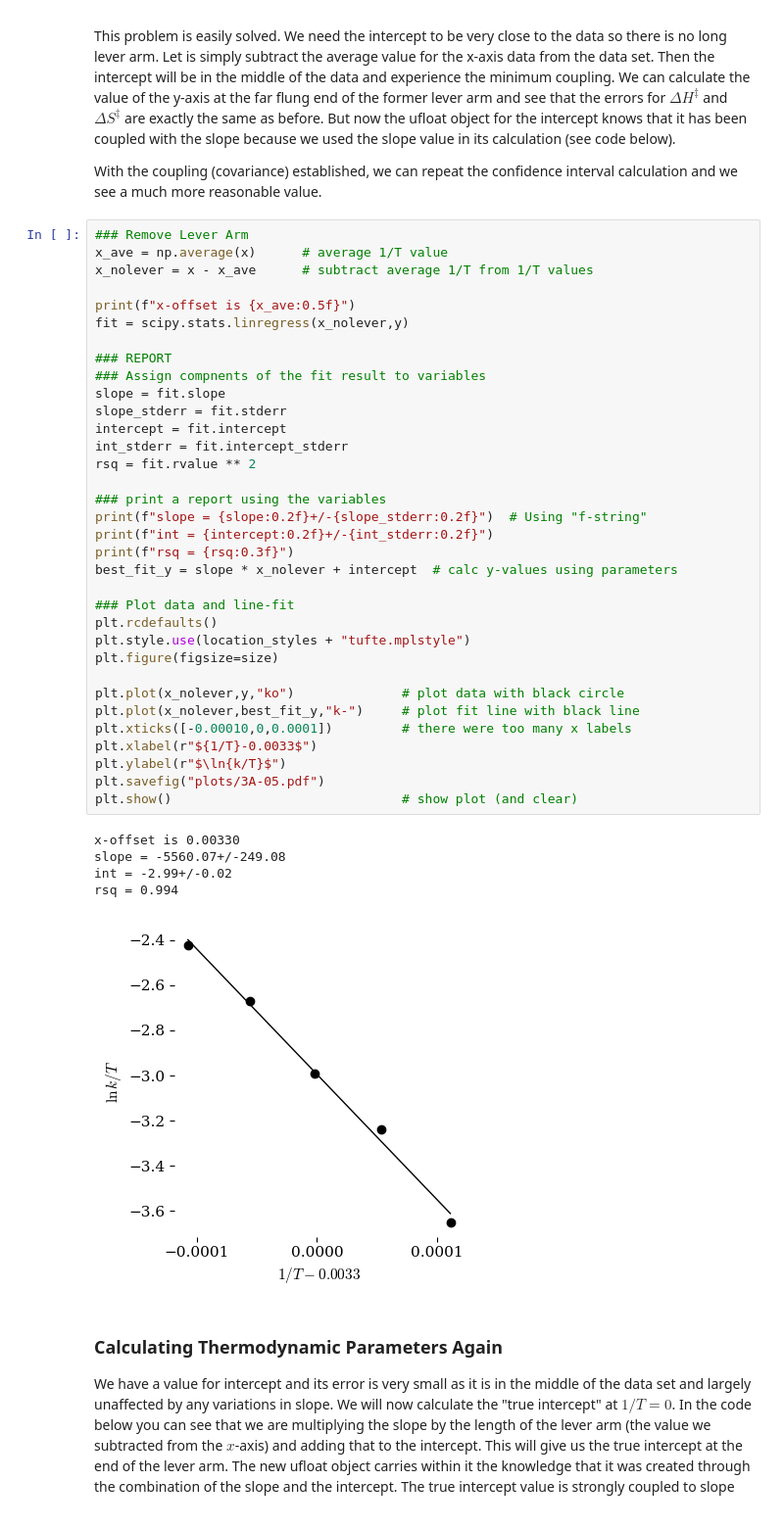
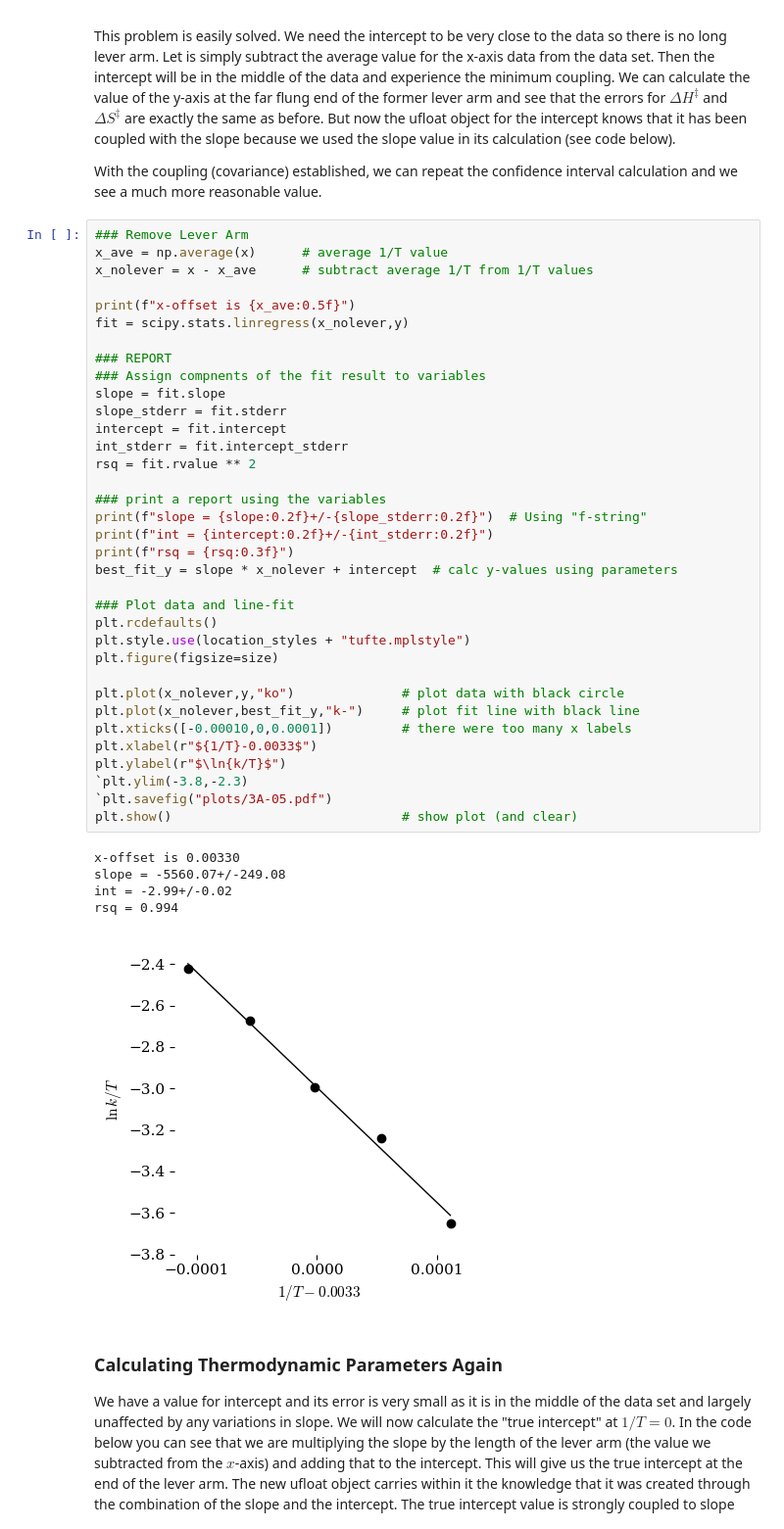
Before and after one commit to blinkletter/PythonPresentation, a Jupyter notebook: 03A-Eyring_Exercises_1_simple.ipynb, the cells around one changed output. Shown at 98% size. Saved outputs shown, nothing was run; the diff lists cells and outputs as text.

```diff
--- a/03A-Eyring_Exercises_1_simple.ipynb
+++ b/03A-Eyring_Exercises_1_simple.ipynb
@@ -416,35 +433,36 @@ fit = scipy.stats.linregress(x_nolever,y)
 ### REPORT
 ### Assign compnents of the fit result to variables
 slope = fit.slope
 slope_stderr = fit.stderr
 intercept = fit.intercept
 int_stderr = fit.intercept_stderr
 rsq = fit.rvalue ** 2
 
 ### print a report using the variables
 print(f"slope = {slope:0.2f}+/-{slope_stderr:0.2f}")  # Using "f-string"
 print(f"int = {intercept:0.2f}+/-{int_stderr:0.2f}")
 print(f"rsq = {rsq:0.3f}")
 best_fit_y = slope * x_nolever + intercept  # calc y-values using parameters
 
 ### Plot data and line-fit
 plt.rcdefaults()
 plt.style.use(location_styles + "tufte.mplstyle")
 plt.figure(figsize=size)
 
 plt.plot(x_nolever,y,"ko")              # plot data with black circle
 plt.plot(x_nolever,best_fit_y,"k-")     # plot fit line with black line
 plt.xticks([-0.00010,0,0.0001])         # there were too many x labels
 plt.xlabel(r"${1/T}-0.0033$")
 plt.ylabel(r"$\ln{k/T}$")
-plt.savefig("plots/3A-05.pdf")
+`plt.ylim(-3.8,-2.3)
+`plt.savefig("plots/3A-05.pdf")
 plt.show()                              # show plot (and clear)
 # %% [output]
 x-offset is 0.00330
 slope = -5560.07+/-249.08
 int = -2.99+/-0.02
 rsq = 0.994
-[figure, old version]
+[figure, new version]
 # %% [markdown]
 ### Calculating Thermodynamic Parameters Again
 
```
Also changed, not shown: parts of 6 cells of this notebook, 26 other files.
